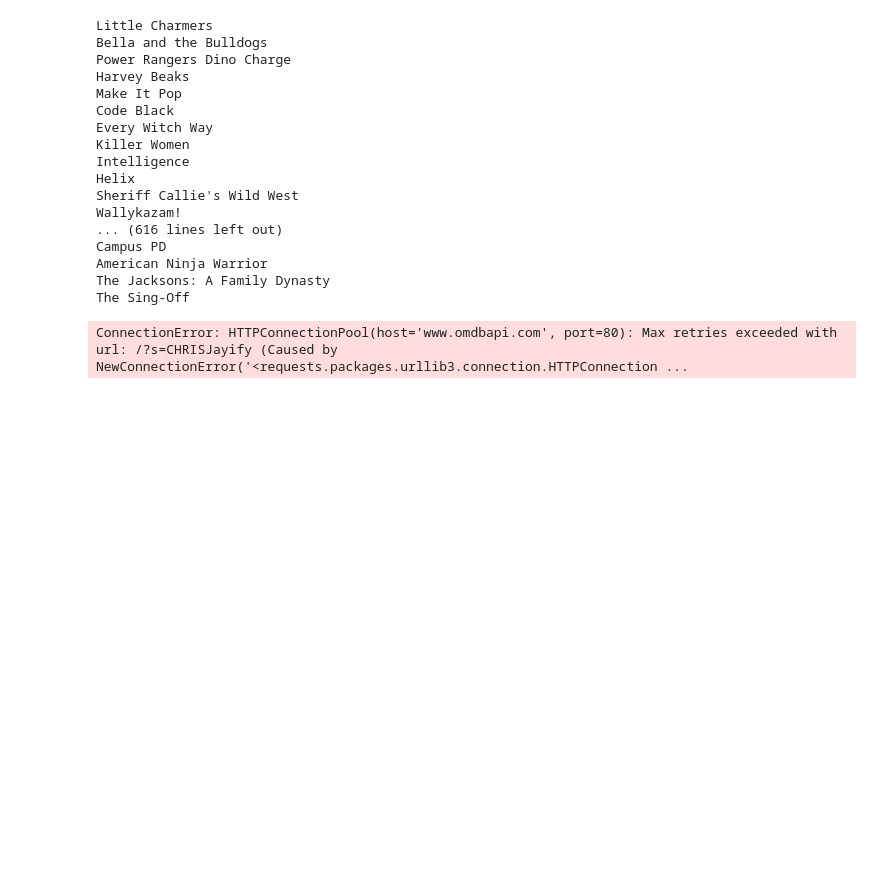
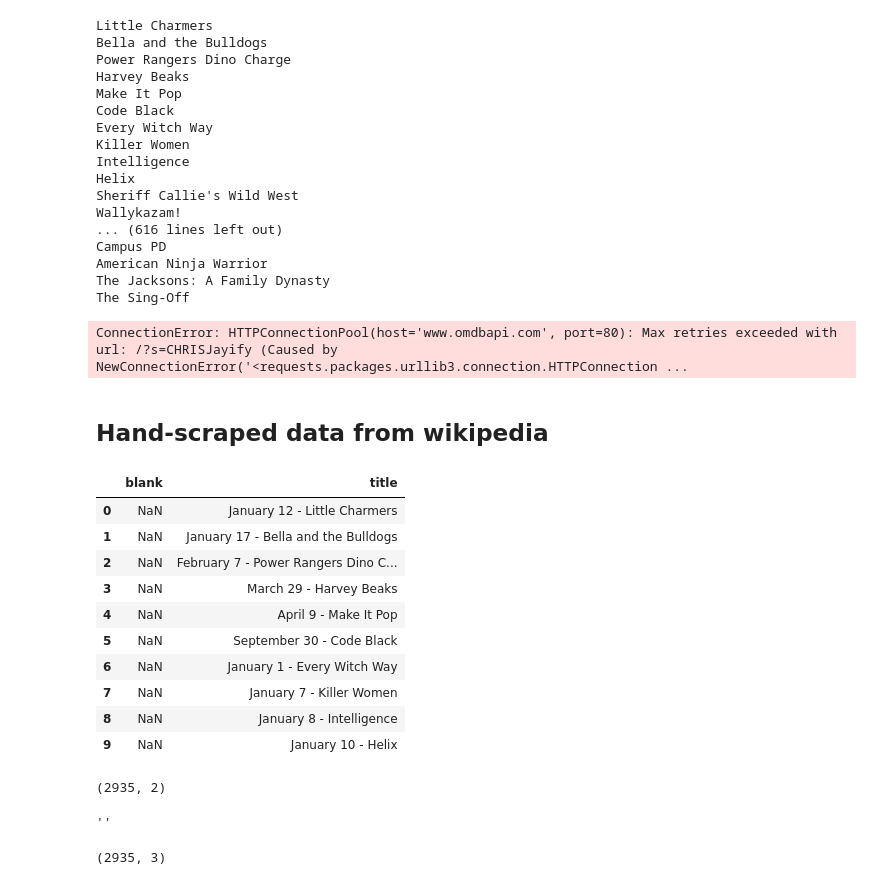
Before and after one commit to cgeppig/Will_My_Show_Get_Cancelled, a Jupyter notebook: Capstone Data Acquisition.ipynb, the cells around one changed output. Drawn from its saved outputs; the diff is of its cells as text; code cells hidden in the pictures; blank space fills up the shorter version.

```diff
--- a/Capstone Data Acquisition.ipynb
+++ b/Capstone Data Acquisition.ipynb
@@ -655,0 +706,24 @@ ConnectionError: HTTPConnectionPool(host='www.omdbapi.com', port=80): Max retrie
+# %% [markdown]
+## Hand-scraped data from wikipedia
+# %%
+wikkiwikki = pd.read_csv('wikipedia_shows.csv', names=['blank', 'title'])
+# %%
+wikkiwikki['title'].dropna(inplace=True)
+# %%
+wikkiwikki.head(10)
+# %% [output]
+|  | blank | title |
+| 0 | NaN | January 12 - Little Charmers |
+| 1 | NaN | January 17 - Bella and the Bulldogs |
+| 2 | NaN | February 7 - Power Rangers Dino C... |
+| 3 | NaN | March 29 - Harvey Beaks |
+| 4 | NaN | April 9 - Make It Pop |
+| 5 | NaN | September 30 - Code Black |
+| 6 | NaN | January 1 - Every Witch Way |
+| 7 | NaN | January 7 - Killer Women |
+| 8 | NaN | January 8 - Intelligence |
+| 9 | NaN | January 10 - Helix |
+# %%
+wikkiwikki.shape
+# %% [output]
+(2935, 2)
@@ -655,0 +736,4 @@ ConnectionError: HTTPConnectionPool(host='www.omdbapi.com', port=80): Max retrie
+# %%
+fix_names('-')
+# %% [output]
+''
@@ -655,0 +743,4 @@ ConnectionError: HTTPConnectionPool(host='www.omdbapi.com', port=80): Max retrie
+# %%
+wikkiwikki.shape
+# %% [output]
+(2935, 3)
```
Also changed, not shown: parts of 15 cells of this notebook, 2 other files.
